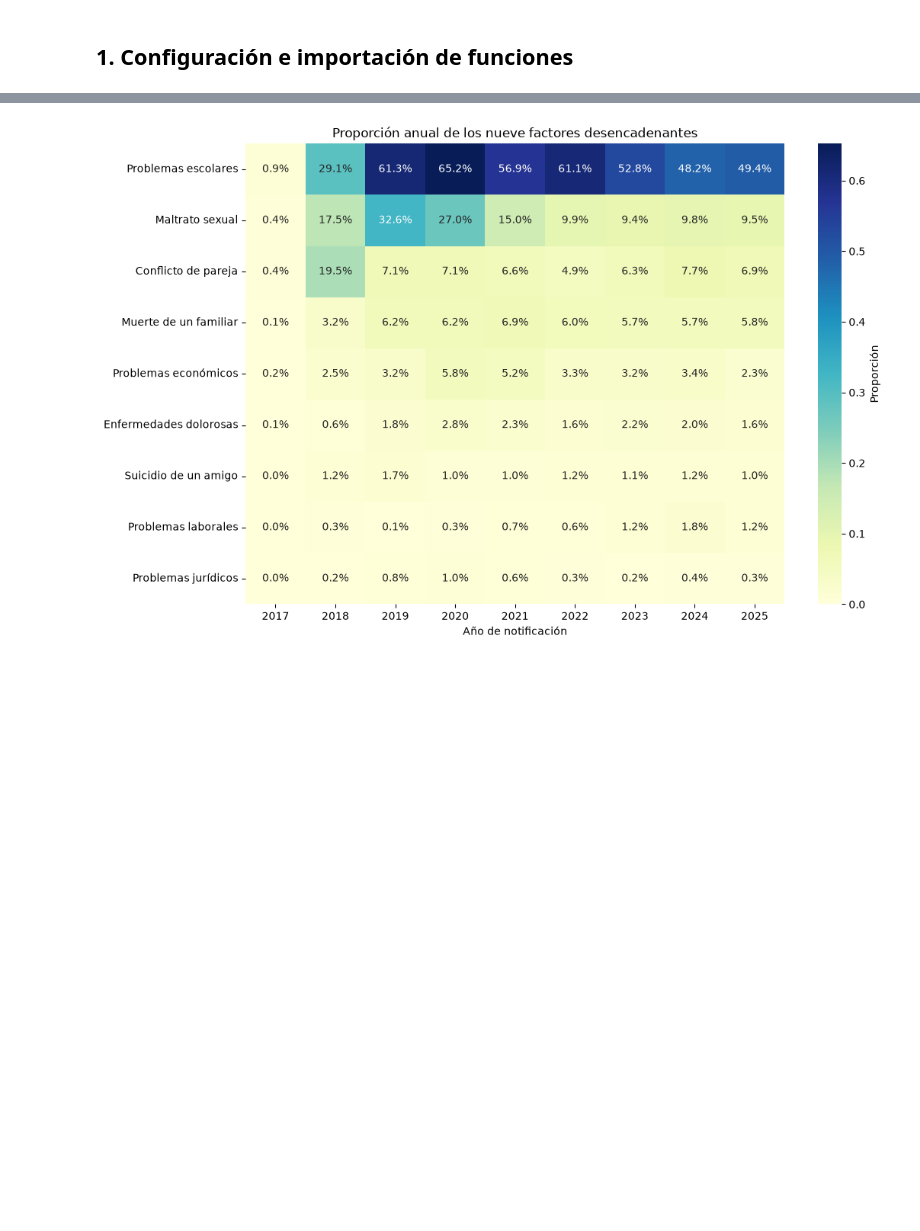
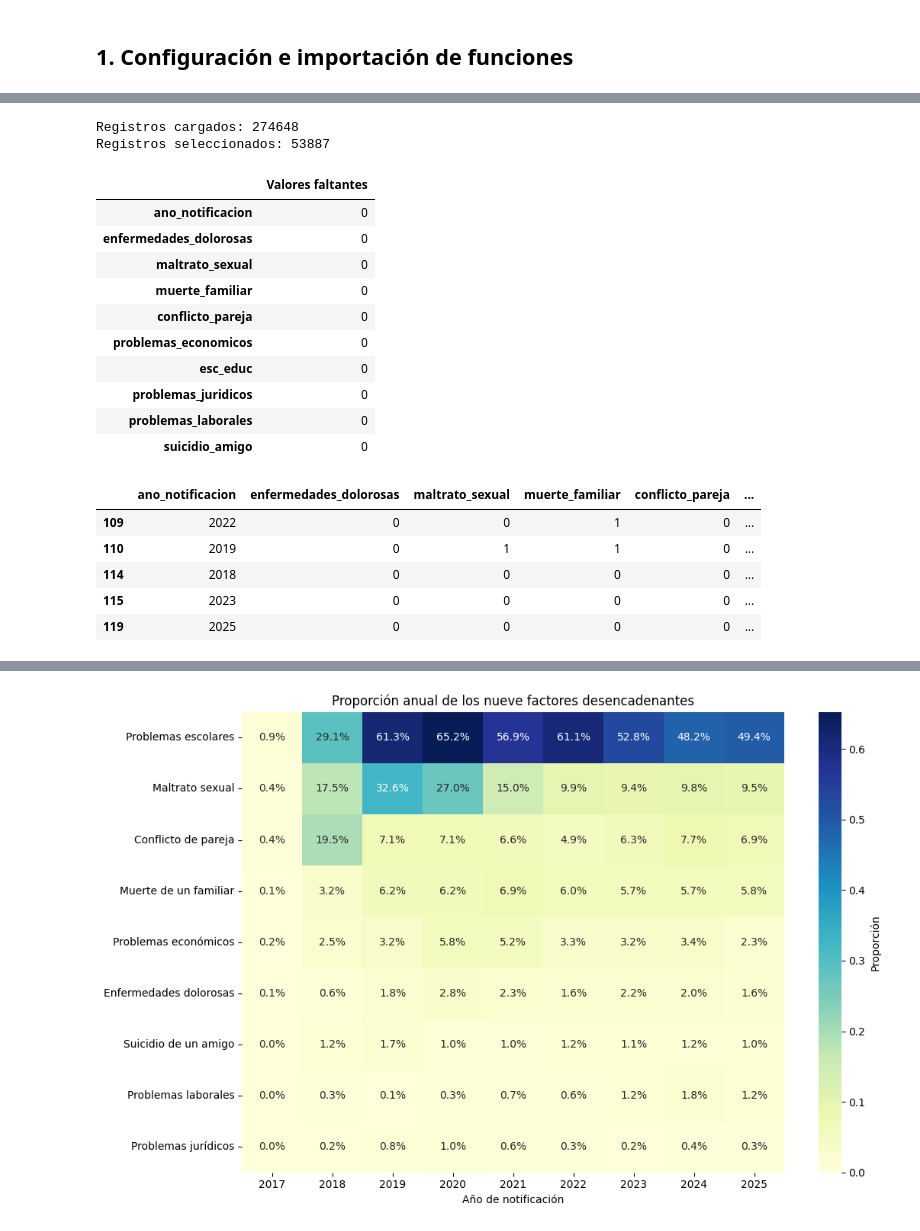
Before and after one commit to Pyate40/proyecto_analitica_datos, a Jupyter notebook: notebooks/analisis_factores_ideacion_suicida.ipynb, the cells around one changed output, grey strips where cells are left out. Saved outputs shown, nothing was run; the diff lists cells and outputs as text; code cells hidden in the pictures; blank space fills up the shorter version.

```diff
--- a/notebooks/analisis_factores_ideacion_suicida.ipynb
+++ b/notebooks/analisis_factores_ideacion_suicida.ipynb
@@ -118,0 +45,34 @@ display(resumen_global_mostrar)
+# %%
+# Se cargan únicamente las doce columnas necesarias.
+datos = cargar_datos(RUTA_DATOS)
+
+# Se seleccionan la conducta, el ciclo vital y el periodo definidos.
+datos_estudio = filtrar_poblacion(datos, ANO_INICIAL, ANO_FINAL)
+
+# Se revisan nulos y se confirma que los factores solo contengan 0 o 1.
+reporte_calidad = validar_datos(datos_estudio)
+
+print(f"Registros cargados: {len(datos)}")
+print(f"Registros seleccionados: {len(datos_estudio)}")
+display(reporte_calidad)
+display(datos_estudio.head())
+# %% [output]
+Registros cargados: 274648
+Registros seleccionados: 53887
+|  | Valores faltantes |
+| ano_notificacion | 0 |
+| enfermedades_dolorosas | 0 |
+| maltrato_sexual | 0 |
+| muerte_familiar | 0 |
+| conflicto_pareja | 0 |
+| problemas_economicos | 0 |
+| esc_educ | 0 |
+| problemas_juridicos | 0 |
+| problemas_laborales | 0 |
+| suicidio_amigo | 0 |
+|  | ano_notificacion | enfermedades_dolorosas | maltrato_sexual | muerte_familiar | conflicto_pareja | ... |
+| 109 | 2022 | 0 | 0 | 1 | 0 | ... |
+| 110 | 2019 | 0 | 1 | 1 | 0 | ... |
+| 114 | 2018 | 0 | 0 | 0 | 0 | ... |
+| 115 | 2023 | 0 | 0 | 0 | 0 | ... |
+| 119 | 2025 | 0 | 0 | 0 | 0 | ... |
```
Also changed, not shown: parts of 32 cells of this notebook.
